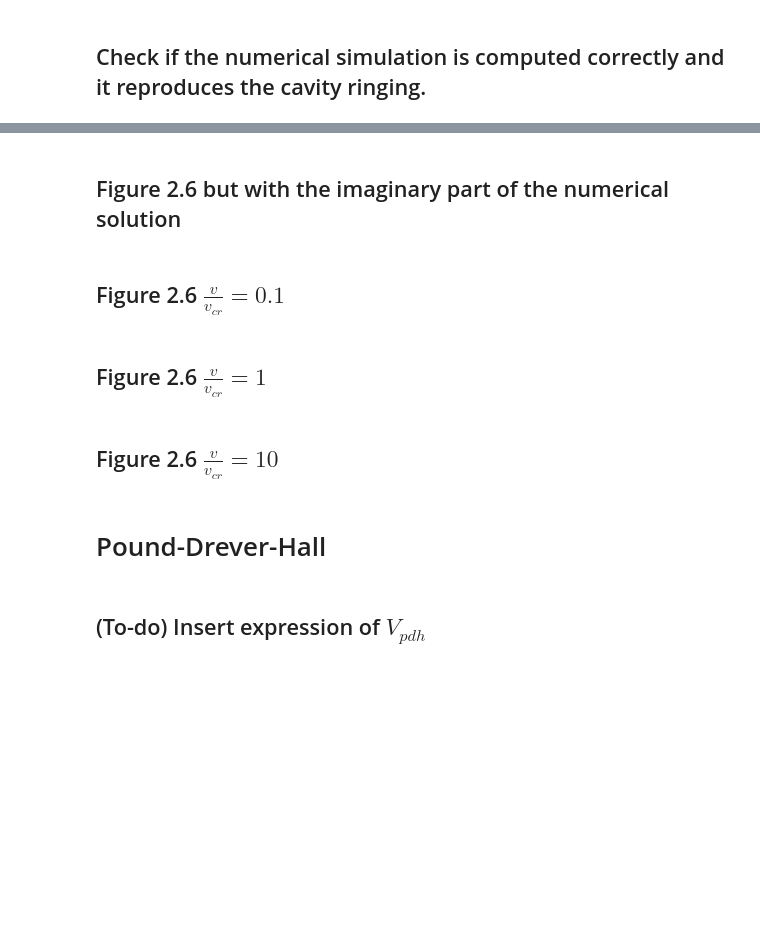
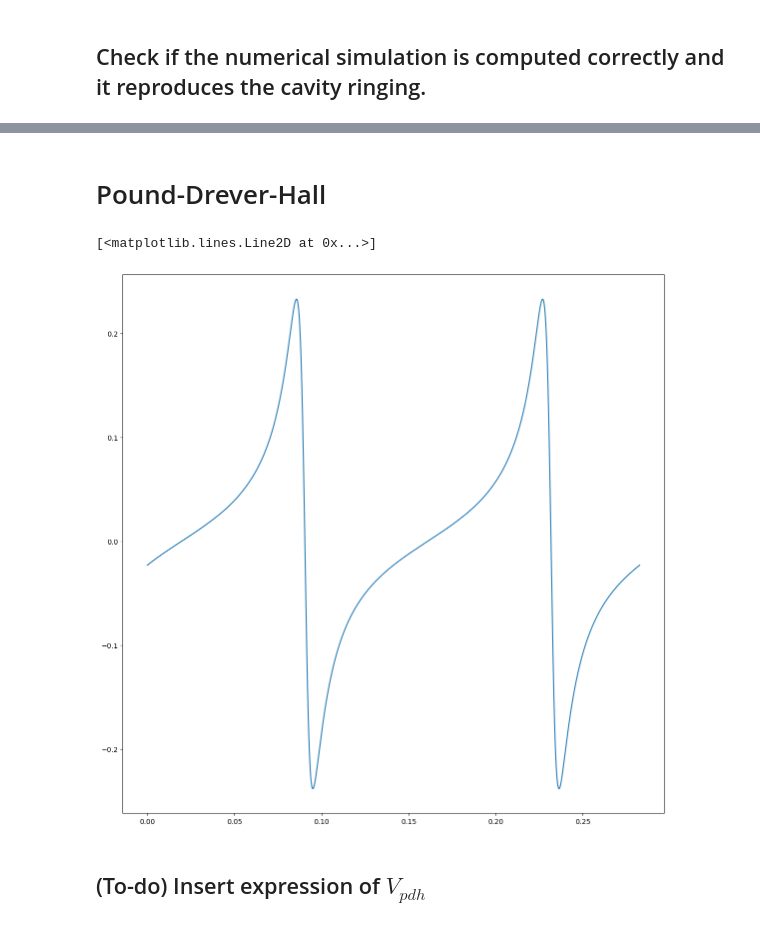
Before and after one commit to matib12/oreonspy, a Jupyter notebook: nb/Simulator commissioning.ipynb, the cells around one changed output, grey strips where cells are left out. Saved outputs shown, nothing was run; the diff lists cells and outputs as text; code cells hidden in the pictures; blank space fills up the shorter version.

```diff
--- a/nb/Simulator commissioning.ipynb
+++ b/nb/Simulator commissioning.ipynb
@@ -502,7 +590,7 @@ t_A=0
 for idx, t in enumerate(tdata):
     # Batch simulation
     ein[idx] = E_in(t)
-    res[idx] = E(t, v, N=25)
+    res[idx] = E1(t, v, N=25)
     Airy_power_data[idx] = Airy(F(), (t*k-.2867895)*v)
     if abs(res[idx])**2/gain() == 0.5249204171102564:
         t_E=t
@@ -524,7 +618,7 @@ def simulation_check3(v, number_of_points, type_d):
     for idx, t in enumerate(tdata):
         # Batch simulation
         ein[idx] = E_in(t)
-        res[idx] = E(t, v, N=25)
+        res[idx] = E1(t, v, N=25)
 
     Adata = Airy(F(), (tdata+delay)*k*v)
 
@@ -638,2 +746,0 @@ plt.show()
-# %% [markdown]
-## Figure 2.6 but with the imaginary part of the numerical solution
@@ -701,2 +746,0 @@ simulation_check_dyn(v_cr(), 1000, "linear")
-# %% [markdown]
-## Figure 2.6 $\frac{v}{v_{cr}} = 0.1$
@@ -705,2 +746,0 @@ plt.plot(time_window(v_cr()/10, number_of_points),-res_scan[0].imag)
-# %% [markdown]
-## Figure 2.6 $\frac{v}{v_{cr}} = 1$
@@ -709,2 +746,0 @@ plt.plot(time_window(v_cr(), 1000), -res_scan[1].imag)
-# %% [markdown]
-## Figure 2.6 $\frac{v}{v_{cr}} = 10$
@@ -713,7 +747,10 @@ plt.plot(time_window(v_cr()*10, 1000), -res_scan[2].imag)
 # %% [markdown]
 # Pound-Drever-Hall
 # %%
-plt.plot(time_window(v, 1000), res.imag)
+plt.plot(time_window(v, len(res.imag)), res.imag)
+# %% [output]
+[<matplotlib.lines.Line2D at 0x...>]
+[figure, added]
 # %% [markdown]
 ## (To-do) Insert expression of $V_{pdh}$
 # %%
```
Also changed, not shown: parts of 39 cells of this notebook.
